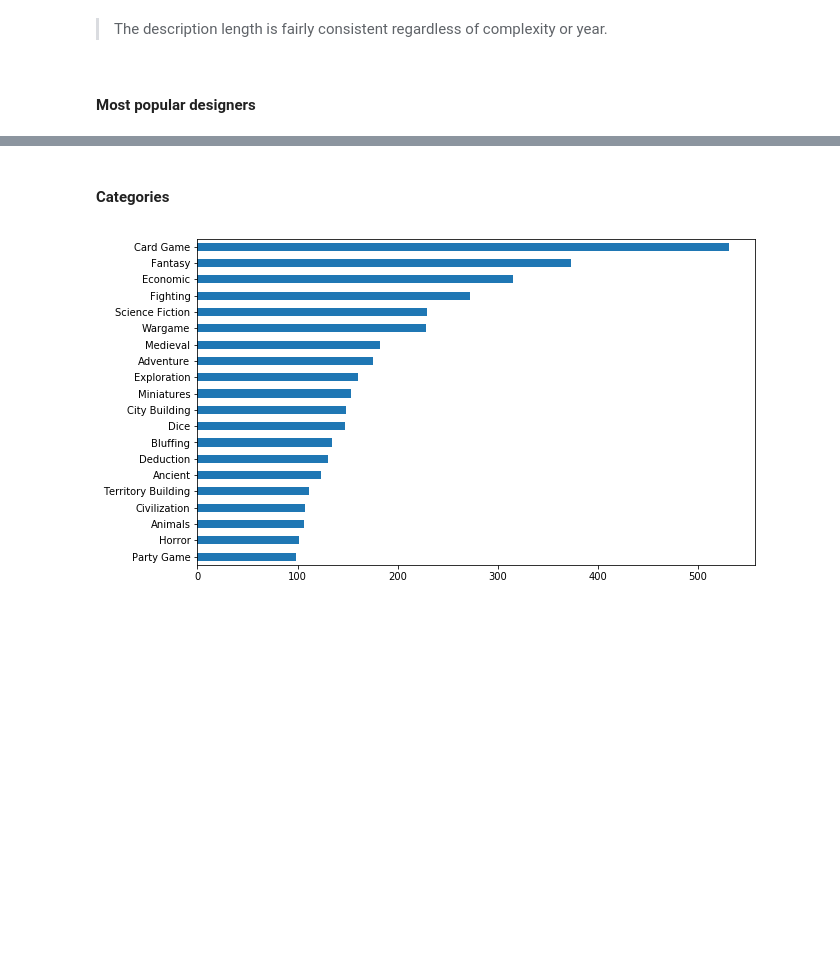
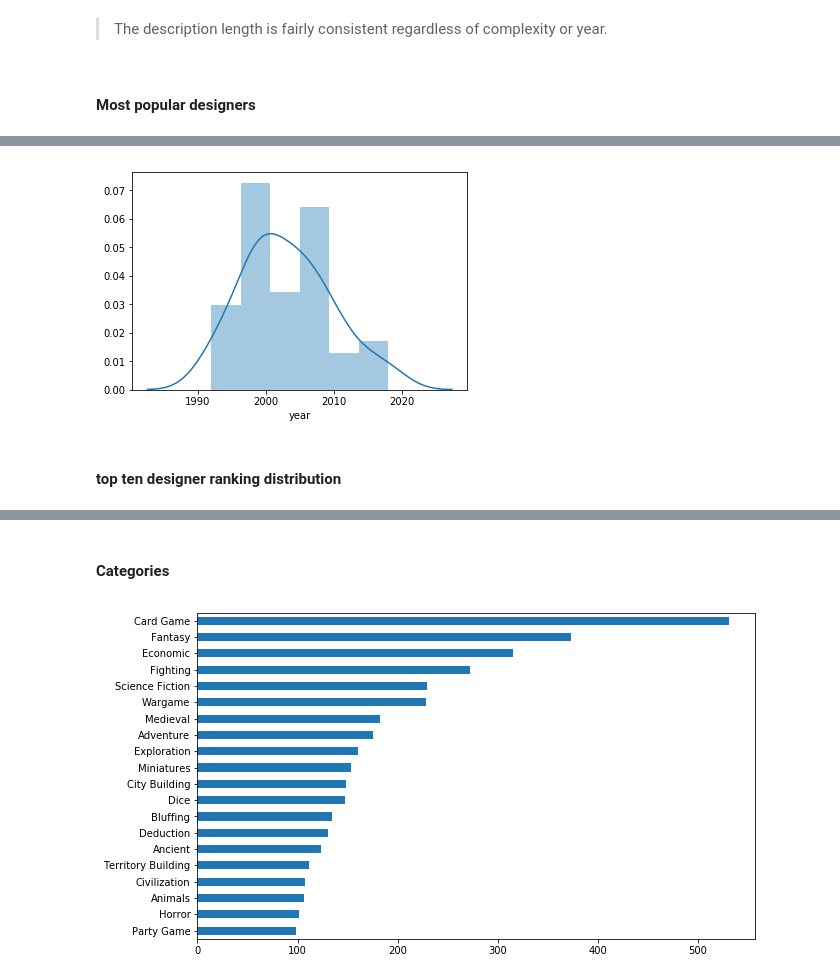
Before and after one commit to misty-garcia/board_games, a Jupyter notebook: top_games.ipynb, the cells around one changed output, grey strips where cells are left out. Drawn from its saved outputs; the diff is of its cells as text; code cells hidden in the pictures; blank space fills up the shorter version.

```diff
--- a/top_games.ipynb
+++ b/top_games.ipynb
@@ -489,0 +496,2 @@ plt.show()
+# %%
+df_rknizia = df [df.designer.apply(lambda x: "Reiner Knizia" in x)]
@@ -490,3 +519,10 @@ plt.show()
+# %%
+sns.distplot(df_rknizia.year)
+plt.show()
+# %% [output]
+[figure, added]
+# %% [markdown]
+#### top ten designer ranking distribution
 # %%
 top_ten_designer = des_count.head(10).index
 
```
Also changed, not shown: parts of 44 cells of this notebook.
